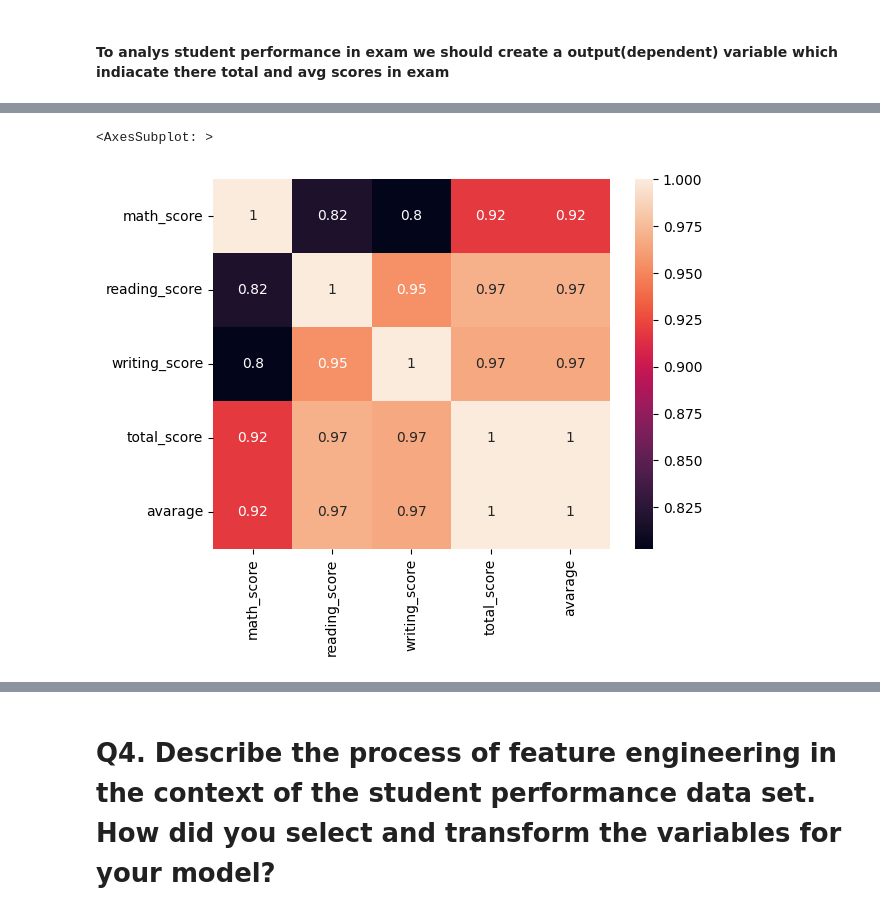
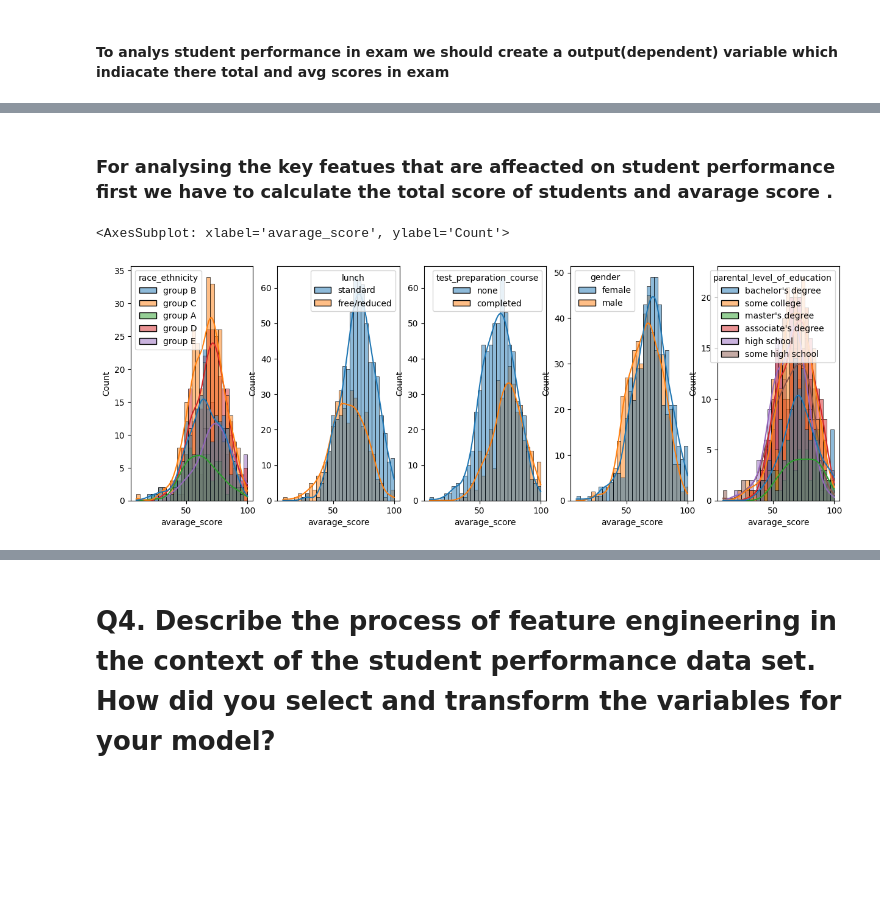
Before and after one commit to prashdev01/ML-assignments, a Jupyter notebook: 24May_ML_assignment.ipynb, the cells around one changed output, grey strips where cells are left out. Drawn from its saved outputs; the diff is of its cells as text; code cells hidden in the pictures; blank space fills up the shorter version.

```diff
--- a/24May_ML_assignment.ipynb
+++ b/24May_ML_assignment.ipynb
@@ -83,7 +61,34 @@ df.head()
-# %%
-# now we can see the key features which are affecting on student performance by using corr()
-import seaborn as sns
-sns.heatmap(df.corr(),annot=True)
-# %% [output]
-<AxesSubplot: >
-[figure, removed]
+# %% [markdown]
+### **For analysing the key featues that are affeacted on student performance first we have to calculate the total score of students and avarage score .**
+# %%
+import pandas as pd
+import numpy as ns
+import seaborn as sns
+import matplotlib.pyplot as plt
+import warnings
+warnings.filterwarnings('ignore')
+
+df=pd.read_csv("./Datasets/stud.csv")
+
+# Create two variable as "total_score" and "Avarage" to get the key features which are affecting on the student performance
+
+df['Total_score'] = (df['math_score']+df['reading_score']+df['writing_score'])
+df['avarage_score'] = df['Total_score']/3
+df.head(1)
+
+# Now let's check the key features by ploting graphs
+
+plt.subplots(1,5,figsize=(15,5))
+plt.subplot(151)
+sns.histplot(data=df,x=df['avarage_score'],bins=30,kde=True,hue="race_ethnicity")
+plt.subplot(152)
+sns.histplot(data=df,x=df['avarage_score'],bins=30,kde=True,hue="lunch")
+plt.subplot(153)
+sns.histplot(data=df,x=df['avarage_score'],bins=30,kde=True,hue="test_preparation_course")
+plt.subplot(154)
+sns.histplot(data=df,x=df['avarage_score'],bins=30,kde=True,hue="gender")
+plt.subplot(155)
+sns.histplot(data=df,x=df['avarage_score'],bins=30,kde=True,hue="parental_level_of_education")
+# %% [output]
+<AxesSubplot: xlabel='avarage_score', ylabel='Count'>
+[figure, added]
```
Also changed, not shown: parts of 5 cells of this notebook.
